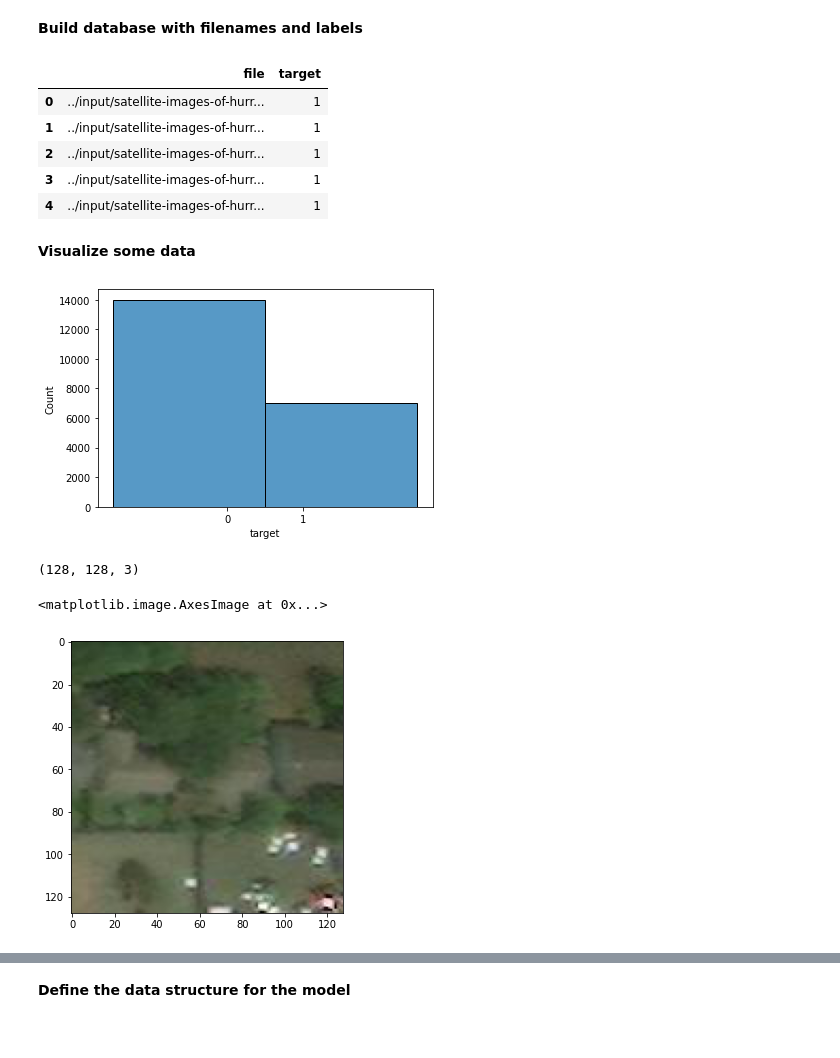
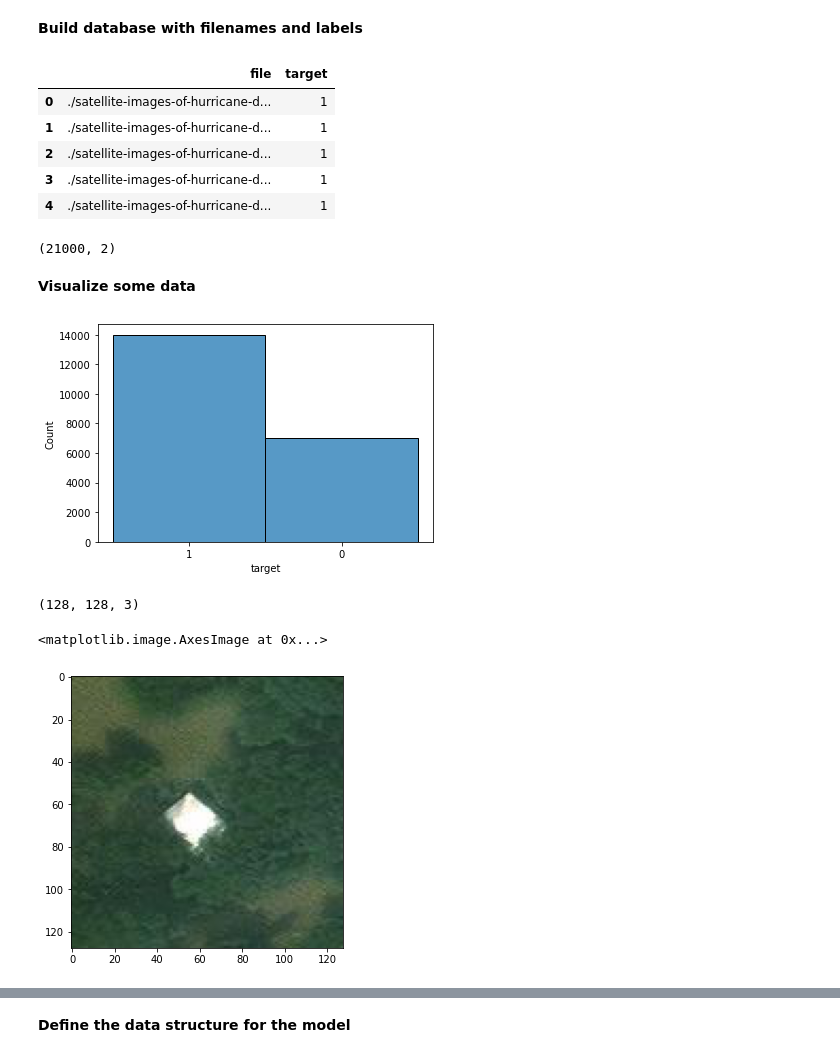
Before and after one commit to bnb32/Advanced_IBM_Data_Science, a Jupyter notebook: hurricane-damage-prediction.ipynb, the cells around one changed output, grey strips where cells are left out. Saved outputs shown, nothing was run; the diff lists cells and outputs as text; code cells hidden in the pictures.

```diff
--- a/hurricane-damage-prediction.ipynb
+++ b/hurricane-damage-prediction.ipynb
@@ -37,30 +37,34 @@ def get_files(directory):
 def get_image(file_path):
     return mpimg.imread(file_path)/255
 # %%
-df_train = pd.concat([get_files('../input/satellite-images-of-hurricane-damage/train_another'),
-                      get_files('../input/satellite-images-of-hurricane-damage/test_another'),
-                      get_files('../input/satellite-images-of-hurricane-damage/validation_another')],axis=0)
-df_test = get_files('../input/satellite-images-of-hurricane-damage/test')
+df_train = pd.concat([get_files('./satellite-images-of-hurricane-damage/train_another'),
+                      get_files('./satellite-images-of-hurricane-damage/test_another'),
+                      get_files('./satellite-images-of-hurricane-damage/validation_another')],axis=0)
+df_test = get_files('./satellite-images-of-hurricane-damage/test')
 # %%
 df_train.reset_index(inplace=True,drop=True)
 # %%
 df_train.head()
 # %% [output]
 |  | file | target |
-| 0 | ../input/satellite-images-of-hurr... | 1 |
-| 1 | ../input/satellite-images-of-hurr... | 1 |
-| 2 | ../input/satellite-images-of-hurr... | 1 |
-| 3 | ../input/satellite-images-of-hurr... | 1 |
-| 4 | ../input/satellite-images-of-hurr... | 1 |
+| 0 | ./satellite-images-of-hurricane-d... | 1 |
+| 1 | ./satellite-images-of-hurricane-d... | 1 |
+| 2 | ./satellite-images-of-hurricane-d... | 1 |
+| 3 | ./satellite-images-of-hurricane-d... | 1 |
+| 4 | ./satellite-images-of-hurricane-d... | 1 |
+# %%
+df_train.shape
+# %% [output]
+(21000, 2)
 # %% [markdown]
 **Visualize some data**
 # %%
 ax = sns.histplot(x='target', data=df_train, bins=2)
-ax.set_xticks([0.25,0.75])
-ax.set_xticklabels([0,1])
+#ax.set_xticks([0.25,0.75])
+#ax.set_xticklabels([0,1])
 plt.show()
 # %% [output]
-[figure, old version]
+[figure, new version]
 # %%
 img = get_image(df_train[df_train['target']=='1']['file'].iloc[0])
 img.shape
@@ -71,7 +75,7 @@ fig = plt.figure(figsize=(5,5))
 plt.imshow(img)
 # %% [output]
 <matplotlib.image.AxesImage at 0x...>
-[figure, old version]
+[figure, new version]
 # %%
 fig = plt.figure(figsize=(5,5))
 plt.imshow(get_image(df_train[df_train['target']=='0']['file'].iloc[0]))
```
Also changed, not shown: parts of 10 cells of this notebook.
